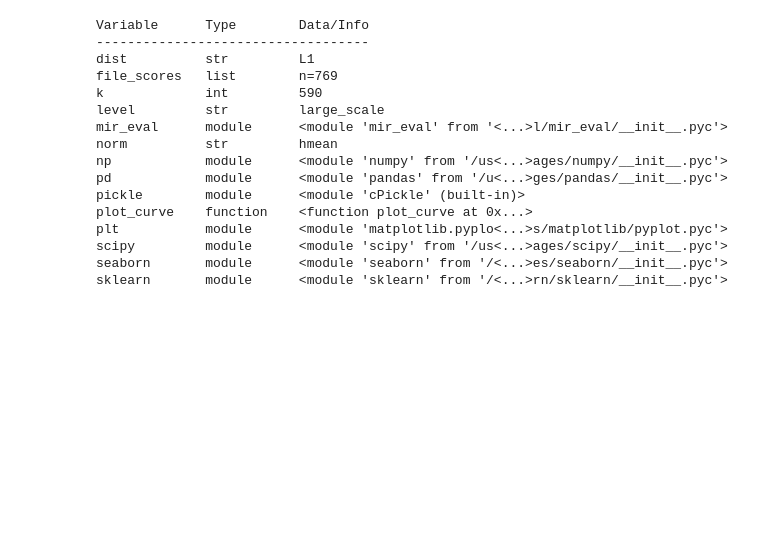
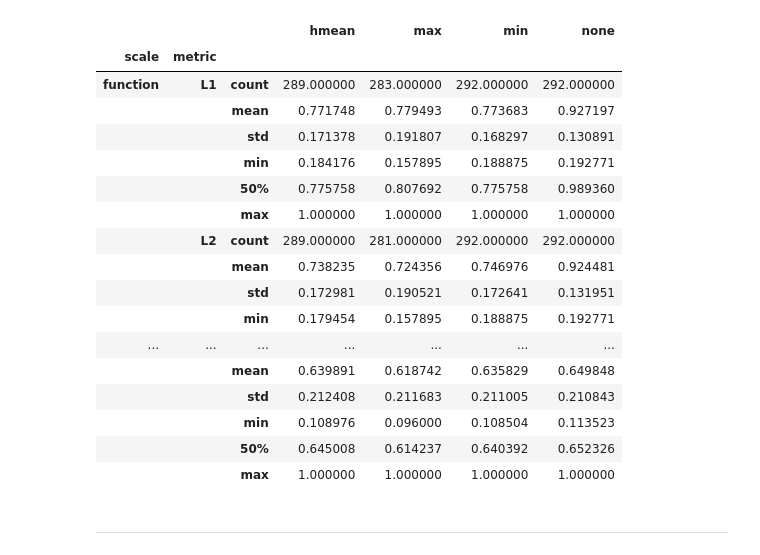
Before and after one commit to urinieto/similarity_classification, a Jupyter notebook: notes/Repetition detection threshold.ipynb, the cells around one changed output. Cells and saved outputs as stored; diff of their text form; code cells hidden in the pictures; blank space fills up the shorter version.

Commit message:
compute statistics on dtw results

```diff
--- a/notes/Repetition detection threshold.ipynb
+++ b/notes/Repetition detection threshold.ipynb
@@ -106,4 +109,51 @@ def plot_curve(file='', intervals=None, labels=None, scores=None, norm=None):
     plt.tight_layout()
 
     return thr[k], fmeasure[k]
+# %%
+def summarize_results(files):
+
+    data = {}
+
+    for fname in files:
+        results = pickle.load(open(fname, 'r'))
+
+        fscores = pd.DataFrame.from_dict([f['fmeasures'] for f in results['file_scores']
+                                          if f['fmeasures'] is not None])
+
+        match = re.match('.*scores_datasetE(?P<dataset>.*?)E(?P<scale>.*?)_distE(?P<metric>.*).pk', fname)
+
+        fscores['dataset'] = pd.Series(match.group('dataset'), index=fscores.index)
+        fscores['scale'] = pd.Series(match.group('scale'), index=fscores.index)
+        fscores['metric'] = pd.Series(match.group('metric'), index=fscores.index)
+
+        data[fname] = fscores
+
+    return data
+# %%
+output = summarize_results(sorted(glob('../data/*.pk')))
+# %%
+all_results = pd.concat(output.values())
+# %%
+all_results.groupby(['scale', 'metric']).describe(percentiles=[])
+# %% [output]
+|  |  |  | hmean | max | min | none |
+| scale | metric |  |  |  |  |  |
+| function | L1 | count | 289.000000 | 283.000000 | 292.000000 | 292.000000 |
+|  |  | mean | 0.771748 | 0.779493 | 0.773683 | 0.927197 |
+|  |  | std | 0.171378 | 0.191807 | 0.168297 | 0.130891 |
+|  |  | min | 0.184176 | 0.157895 | 0.188875 | 0.192771 |
+|  |  | 50% | 0.775758 | 0.807692 | 0.775758 | 0.989360 |
+|  |  | max | 1.000000 | 1.000000 | 1.000000 | 1.000000 |
+|  | L2 | count | 289.000000 | 281.000000 | 292.000000 | 292.000000 |
+|  |  | mean | 0.738235 | 0.724356 | 0.746976 | 0.924481 |
+|  |  | std | 0.172981 | 0.190521 | 0.172641 | 0.131951 |
+|  |  | min | 0.179454 | 0.157895 | 0.188875 | 0.192771 |
+| ... | ... | ... | ... | ... | ... | ... |
+|  |  | mean | 0.639891 | 0.618742 | 0.635829 | 0.649848 |
+|  |  | std | 0.212408 | 0.211683 | 0.211005 | 0.210843 |
+|  |  | min | 0.108976 | 0.096000 | 0.108504 | 0.113523 |
+|  |  | 50% | 0.645008 | 0.614237 | 0.640392 | 0.652326 |
+|  |  | max | 1.000000 | 1.000000 | 1.000000 | 1.000000 |
+# %% [markdown]
+---
 # %%
@@ -111,19 +160,0 @@ vars().update(pickle.load(open('../data/scores_datasetESALAMI_levelElarge_scale_
-# %%
-whos
-# %% [output]
-Variable      Type        Data/Info
------------------------------------
-dist          str         L1
-file_scores   list        n=769
-k             int         590
-level         str         large_scale
-mir_eval      module      <module 'mir_eval' from '<...>l/mir_eval/__init__.pyc'>
-norm          str         hmean
-np            module      <module 'numpy' from '/us<...>ages/numpy/__init__.pyc'>
-pd            module      <module 'pandas' from '/u<...>ges/pandas/__init__.pyc'>
-pickle        module      <module 'cPickle' (built-in)>
-plot_curve    function    <function plot_curve at 0x...>
-plt           module      <module 'matplotlib.pyplo<...>s/matplotlib/pyplot.pyc'>
-scipy         module      <module 'scipy' from '/us<...>ages/scipy/__init__.pyc'>
-seaborn       module      <module 'seaborn' from '/<...>es/seaborn/__init__.pyc'>
-sklearn       module      <module 'sklearn' from '/<...>rn/sklearn/__init__.pyc'>
```
Also changed, not shown: parts of 8 cells of this notebook.
